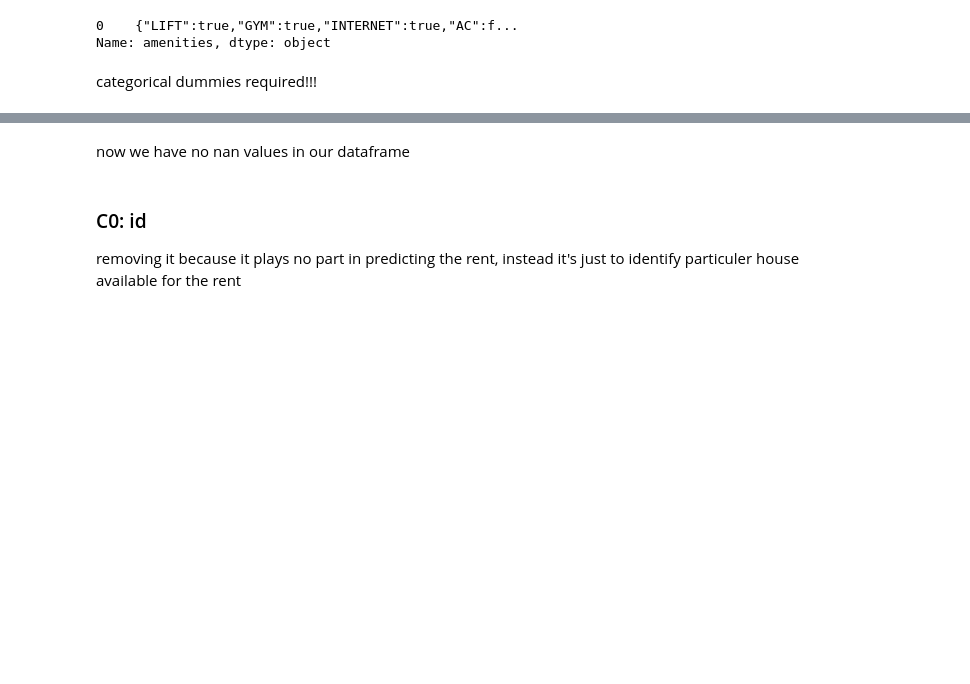
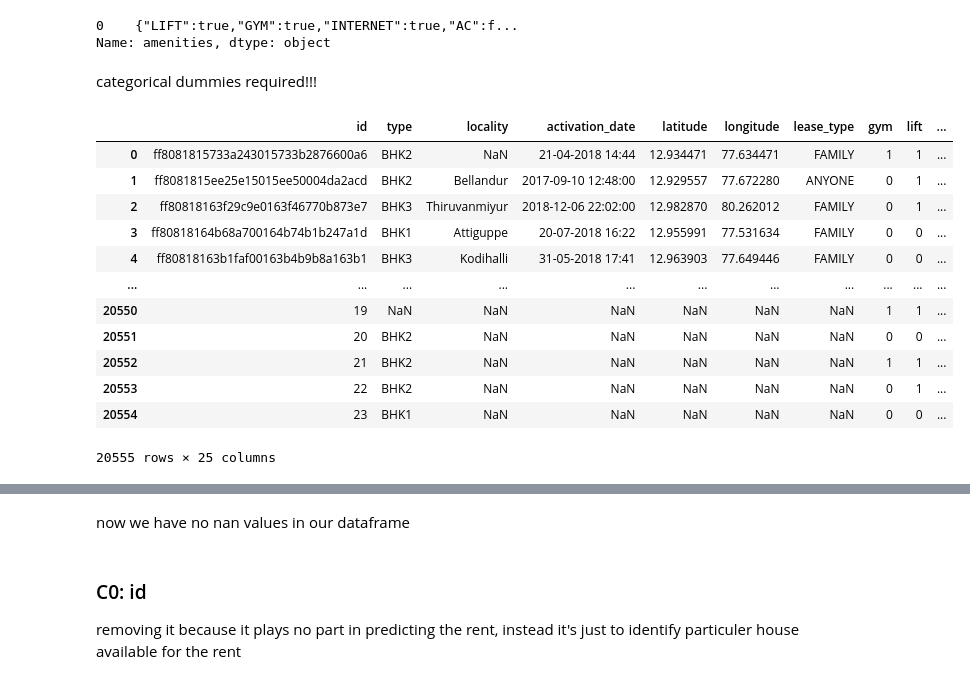
Before and after one commit to 403errors/Rental-Price-Predictions, a Jupyter notebook: project.ipynb, the cells around one changed output, grey strips where cells are left out. Drawn from its saved outputs; the diff is of its cells as text; code cells hidden in the pictures; blank space fills up the shorter version.

```diff
--- a/project.ipynb
+++ b/project.ipynb
@@ -123,3 +123,19 @@ df['amenities'].head(1)
 Name: amenities, dtype: object
 # %% [markdown]
 categorical dummies required!!!
+# %%
+df
+# %% [output]
+|  | id | type | locality | activation_date | latitude | longitude | lease_type | gym | lift | ... |
+| 0 | ff8081815733a243015733b2876600a6 | BHK2 | NaN | 21-04-2018 14:44 | 12.934471 | 77.634471 | FAMILY | 1 | 1 | ... |
+| 1 | ff8081815ee25e15015ee50004da2acd | BHK2 | Bellandur | 2017-09-10 12:48:00 | 12.929557 | 77.672280 | ANYONE | 0 | 1 | ... |
+| 2 | ff80818163f29c9e0163f46770b873e7 | BHK3 | Thiruvanmiyur | 2018-12-06 22:02:00 | 12.982870 | 80.262012 | FAMILY | 0 | 1 | ... |
+| 3 | ff80818164b68a700164b74b1b247a1d | BHK1 | Attiguppe | 20-07-2018 16:22 | 12.955991 | 77.531634 | FAMILY | 0 | 0 | ... |
+| 4 | ff80818163b1faf00163b4b9b8a163b1 | BHK3 | Kodihalli | 31-05-2018 17:41 | 12.963903 | 77.649446 | FAMILY | 0 | 0 | ... |
+| ... | ... | ... | ... | ... | ... | ... | ... | ... | ... | ... |
+| 20550 | 19 | NaN | NaN | NaN | NaN | NaN | NaN | 1 | 1 | ... |
+| 20551 | 20 | BHK2 | NaN | NaN | NaN | NaN | NaN | 0 | 0 | ... |
+| 20552 | 21 | BHK2 | NaN | NaN | NaN | NaN | NaN | 1 | 1 | ... |
+| 20553 | 22 | BHK2 | NaN | NaN | NaN | NaN | NaN | 0 | 1 | ... |
+| 20554 | 23 | BHK1 | NaN | NaN | NaN | NaN | NaN | 0 | 0 | ... |
+20555 rows × 25 columns
```
Also changed, not shown: parts of 33 cells of this notebook.
